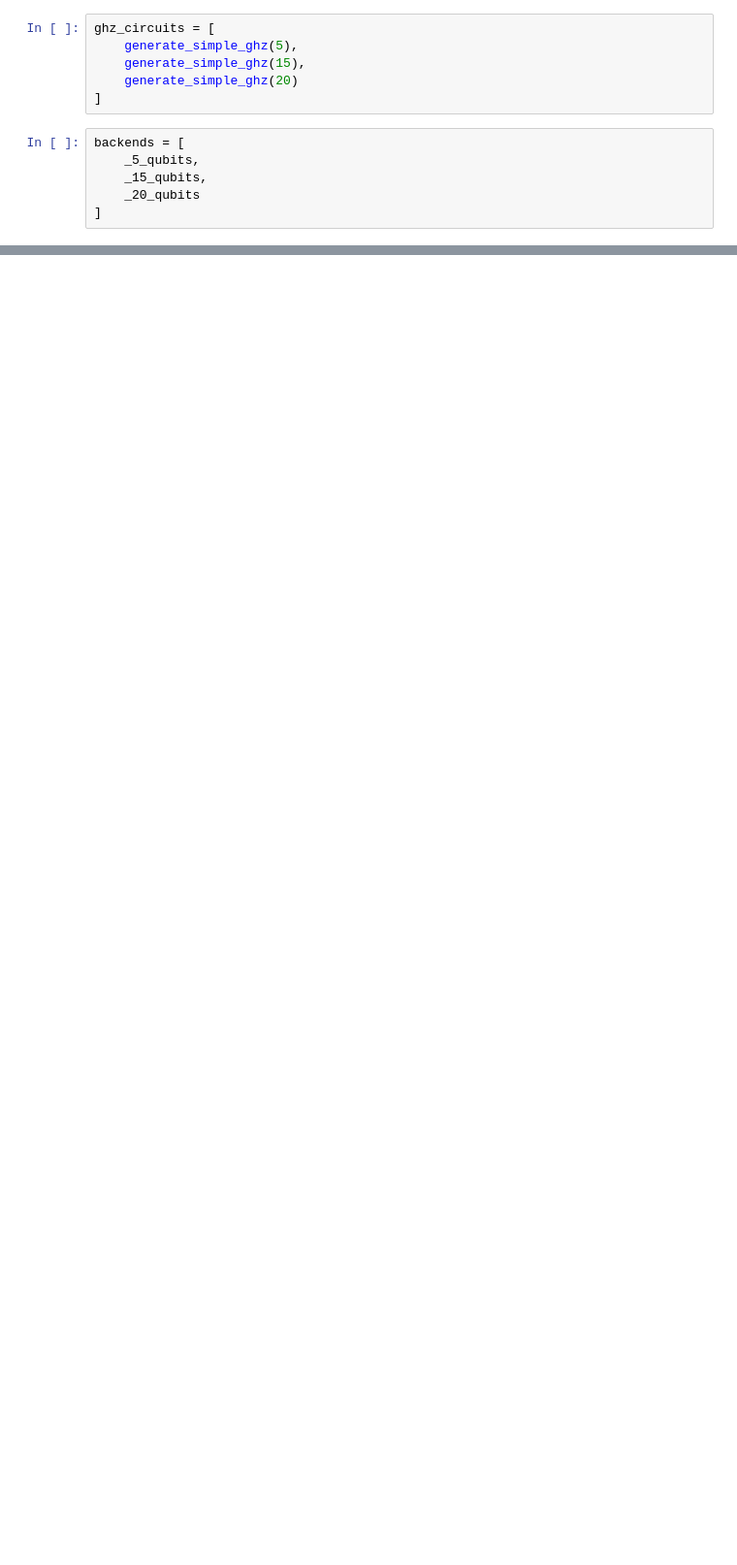
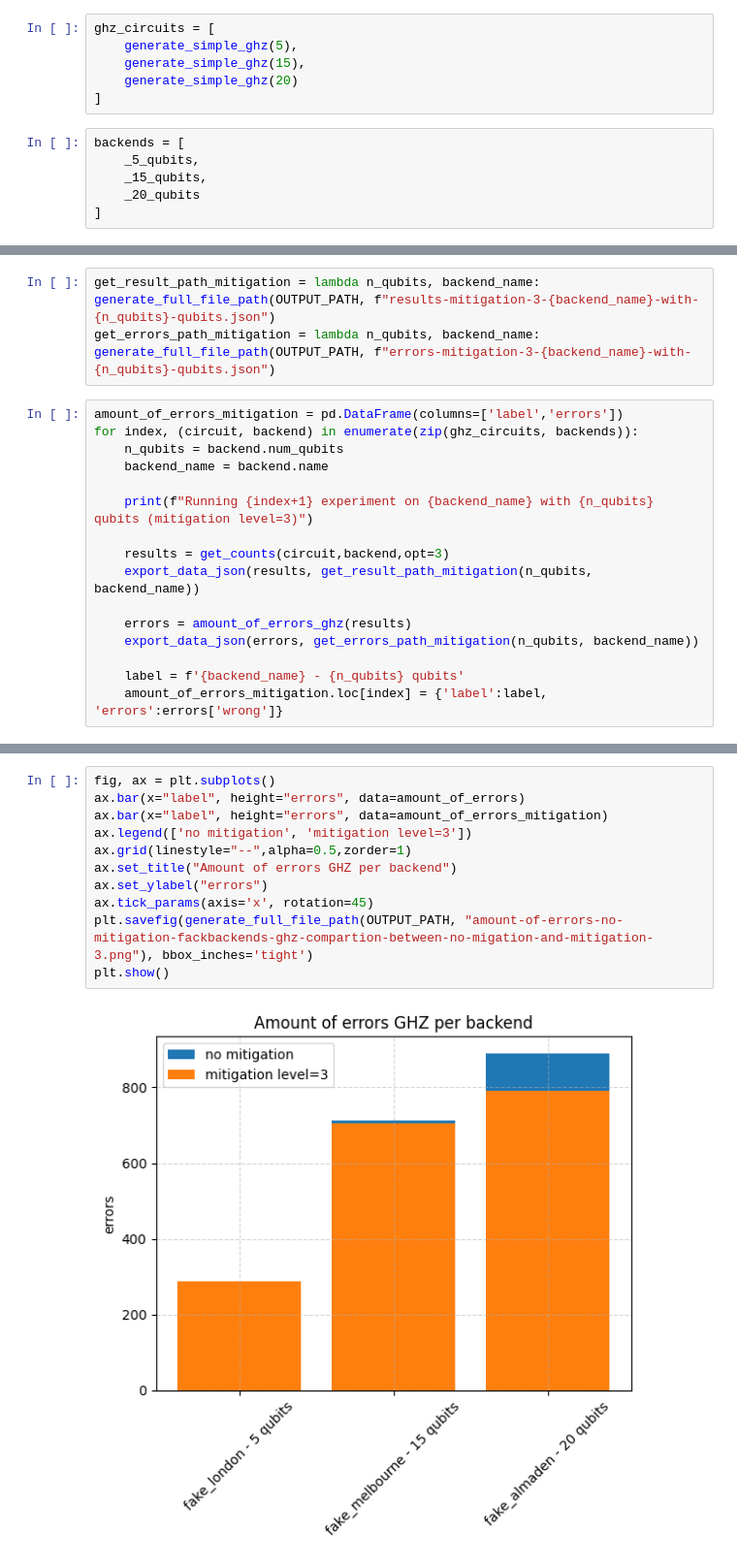
Before and after one commit to Dpbm/scientific-research-2-qec-and-qem, a Jupyter notebook: src/ghz.ipynb, the cells around one changed output, grey strips where cells are left out. Shown: that part at 97% size. Cells and saved outputs as stored; diff of their text form; blank space fills up the shorter version.

```diff
--- a/src/ghz.ipynb
+++ b/src/ghz.ipynb
@@ -128,0 +171,19 @@ saving /home/alexandre/projects/scientific-research-2-qec-and-qem/src/ghz-test/r
+# %%
+get_result_path_mitigation = lambda n_qubits, backend_name: generate_full_file_path(OUTPUT_PATH, f"results-mitigation-3-{backend_name}-with-{n_qubits}-qubits.json")
+get_errors_path_mitigation = lambda n_qubits, backend_name: generate_full_file_path(OUTPUT_PATH, f"errors-mitigation-3-{backend_name}-with-{n_qubits}-qubits.json")
+# %%
+amount_of_errors_mitigation = pd.DataFrame(columns=['label','errors'])
+for index, (circuit, backend) in enumerate(zip(ghz_circuits, backends)):
+    n_qubits = backend.num_qubits
+    backend_name = backend.name
+
+    print(f"Running {index+1} experiment on {backend_name} with {n_qubits} qubits (mitigation level=3)")
+
+    results = get_counts(circuit,backend,opt=3)
+    export_data_json(results, get_result_path_mitigation(n_qubits, backend_name))
+
+    errors = amount_of_errors_ghz(results)
+    export_data_json(errors, get_errors_path_mitigation(n_qubits, backend_name))
+
+    label = f'{backend_name} - {n_qubits} qubits'
+    amount_of_errors_mitigation.loc[index] = {'label':label, 'errors':errors['wrong']}
@@ -128,0 +200,13 @@ saving /home/alexandre/projects/scientific-research-2-qec-and-qem/src/ghz-test/r
+# %%
+fig, ax = plt.subplots()
+ax.bar(x="label", height="errors", data=amount_of_errors)
+ax.bar(x="label", height="errors", data=amount_of_errors_mitigation)
+ax.legend(['no mitigation', 'mitigation level=3'])
+ax.grid(linestyle="--",alpha=0.5,zorder=1)
+ax.set_title("Amount of errors GHZ per backend")
+ax.set_ylabel("errors")
+ax.tick_params(axis='x', rotation=45)
+plt.savefig(generate_full_file_path(OUTPUT_PATH, "amount-of-errors-no-mitigation-fackbackends-ghz-compartion-between-no-migation-and-mitigation-3.png"), bbox_inches='tight')
+plt.show()
+# %% [output]
+[figure, added]
```
Also changed, not shown: parts of 9 cells of this notebook, 12 other files.
